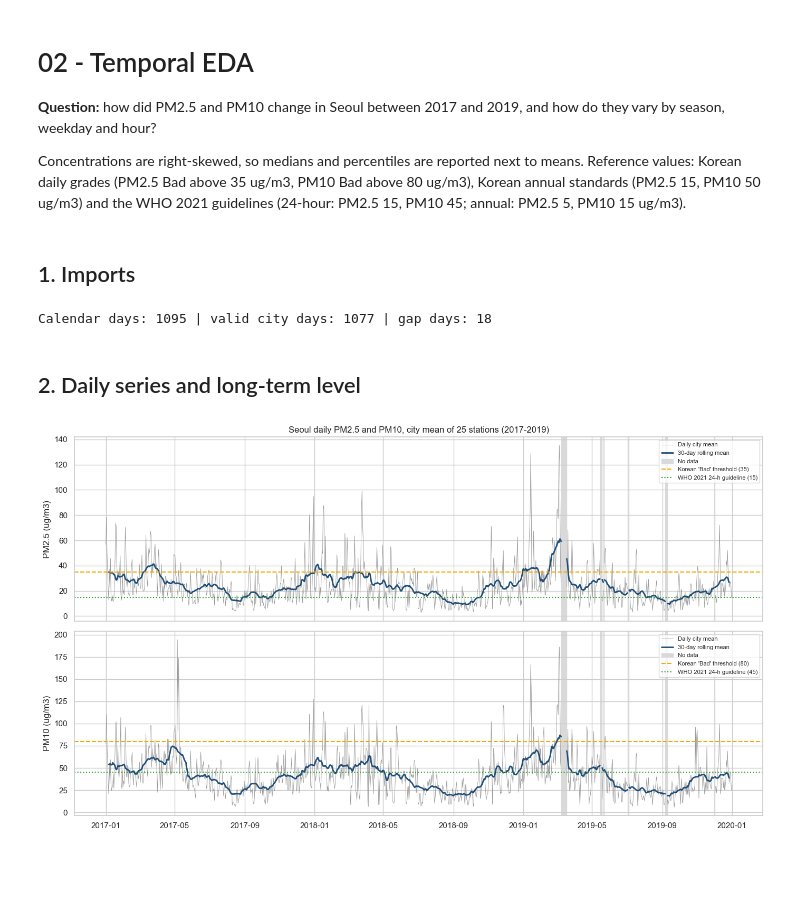
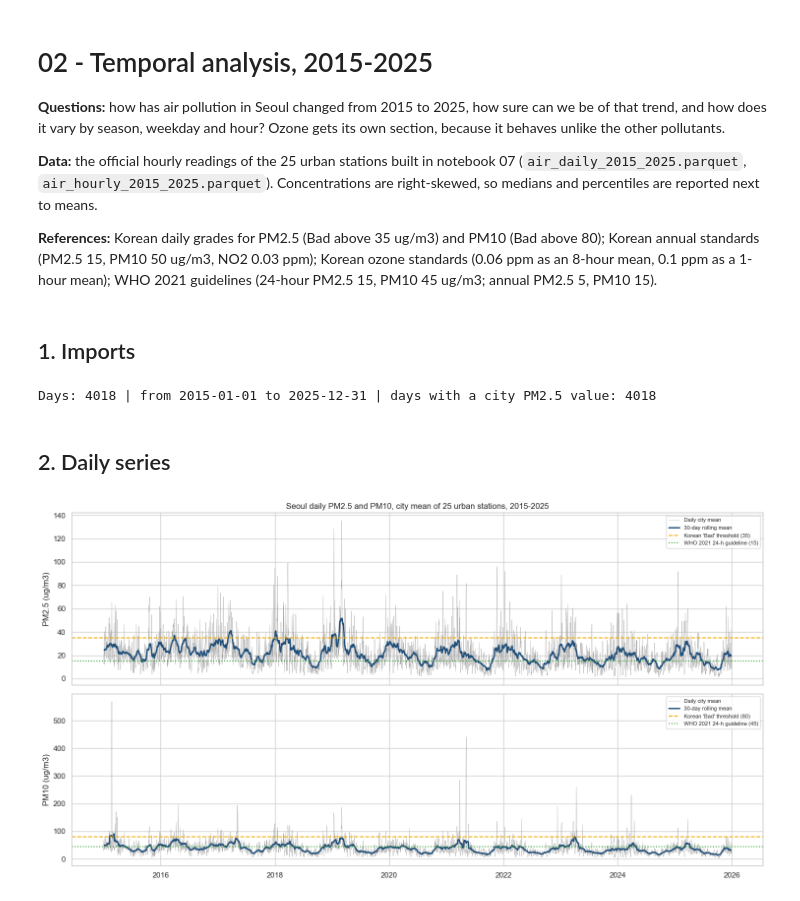
Before and after one commit to moliiner/air_pollution_analysis_seoul, a Jupyter notebook: notebooks/02_eda_temporal.ipynb, the cells around one changed output. Saved outputs shown, nothing was run; the diff lists cells and outputs as text; code cells hidden in the pictures; blank space fills up the shorter version.

```diff
--- a/notebooks/02_eda_temporal.ipynb
+++ b/notebooks/02_eda_temporal.ipynb
@@ -1,9 +1,11 @@
 # %% [markdown]
-# 02 - Temporal EDA
+# 02 - Temporal analysis, 2015-2025
 
-**Question:** how did PM2.5 and PM10 change in Seoul between 2017 and 2019, and how do they vary by season, weekday and hour?
+**Questions:** how has air pollution in Seoul changed from 2015 to 2025, how sure can we be of that trend, and how does it vary by season, weekday and hour? Ozone gets its own section, because it behaves unlike the other pollutants.
 
-Concentrations are right-skewed, so medians and percentiles are reported next to means. Reference values: Korean daily grades (PM2.5 Bad above 35 ug/m3, PM10 Bad above 80 ug/m3), Korean annual standards (PM2.5 15, PM10 50 ug/m3) and the WHO 2021 guidelines (24-hour: PM2.5 15, PM10 45; annual: PM2.5 5, PM10 15 ug/m3).
+**Data:** the official hourly readings of the 25 urban stations built in notebook 07 (`air_daily_2015_2025.parquet`, `air_hourly_2015_2025.parquet`). Concentrations are right-skewed, so medians and percentiles are reported next to means.
+
+**References:** Korean daily grades for PM2.5 (Bad above 35 ug/m3) and PM10 (Bad above 80); Korean annual standards (PM2.5 15, PM10 50 ug/m3, NO2 0.03 ppm); Korean ozone standards (0.06 ppm as an 8-hour mean, 0.1 ppm as a 1-hour mean); WHO 2021 guidelines (24-hour PM2.5 15, PM10 45 ug/m3; annual PM2.5 5, PM10 15).
 # %% [markdown]
 ## 1. Imports
 # %%
@@ -27,35 +30,32 @@ pd.set_option("display.width", 140)
 config.FIGURES.mkdir(parents=True, exist_ok=True)
 config.METRICS.mkdir(parents=True, exist_ok=True)
 # %%
-hourly = pd.read_parquet(config.DATA_PROCESSED / "air_hourly.parquet")
-daily = pd.read_parquet(config.DATA_PROCESSED / "air_daily.parquet")
+daily = pd.read_parquet(config.DATA_PROCESSED / "air_daily_2015_2025.parquet")
+hourly = pd.read_parquet(config.DATA_PROCESSED / "air_hourly_2015_2025.parquet")
 GRADE_COLORS = {"Good": "#1f77b4", "Moderate": "#2ca02c", "Bad": "#f2a900", "Very bad": "#d62728"}
+pollutants = list(config.POLLUTANTS)
 # City-wide daily value: mean of the valid station daily means
-city = daily.groupby("date")[list(config.POLLUTANTS)].mean()
-gap_runs = find_runs(city["pm25"].isna())
-print("Calendar days:", len(city), "| valid city days:", int(city["pm25"].notna().sum()),
-      "| gap days:", int(city["pm25"].isna().sum()))
+city = daily.groupby("date")[pollutants].mean()
+d = daily.assign(year=daily["date"].dt.year, month=daily["date"].dt.month)
+print("Days:", len(city), "| from", city.index.min().date(), "to", city.index.max().date(),
+      "| days with a city PM2.5 value:", int(city["pm25"].notna().sum()))
 # %% [output]
-Calendar days: 1095 | valid city days: 1077 | gap days: 18
+Days: 4018 | from 2015-01-01 to 2025-12-31 | days with a city PM2.5 value: 4018
 # %% [markdown]
-## 2. Daily series and long-term level
+## 2. Daily series
 # %%
-fig, axes = plt.subplots(2, 1, figsize=(14, 8), sharex=True)
+fig, axes = plt.subplots(2, 1, figsize=(15, 8), sharex=True)
 for ax, (col, bad, who) in zip(axes, [("pm25", 35, 15), ("pm10", 80, 45)]):
-    ax.plot(city.index, city[col], lw=0.6, color="0.6", label="Daily city mean")
-    # Gap days stay NaN so that neither line is drawn across them
+    ax.plot(city.index, city[col], lw=0.4, color="0.65", label="Daily city mean")
     rolling = city[col].rolling(30, center=True, min_periods=20).mean().where(city[col].notna())
     ax.plot(city.index, rolling, lw=2, color="#1f4e79", label="30-day rolling mean")
-    for gap in gap_runs.itertuples():
-        ax.axvspan(gap.start - pd.Timedelta(hours=12), gap.end + pd.Timedelta(hours=12),
-                   color="0.85", zorder=0, label="No data" if gap.Index == 0 else None)
     ax.axhline(bad, color="#f2a900", ls="--", label=f"Korean 'Bad' threshold ({bad})")
     ax.axhline(who, color="#2ca02c", ls=":", label=f"WHO 2021 24-h guideline ({who})")
     ax.set_ylabel(f"{col.upper().replace('PM25', 'PM2.5')} (ug/m3)")
     ax.legend(loc="upper right", fontsize=8)
-axes[0].set_title("Seoul daily PM2.5 and PM10, city mean of 25 stations (2017-2019)")
+axes[0].set_title("Seoul daily PM2.5 and PM10, city mean of 25 urban stations, 2015-2025")
 fig.tight_layout()
 fig.savefig(config.FIGURES / "02_daily_series.png", dpi=120)
 plt.show()
 # %% [output]
-[figure, old version]
+[figure, new version]
```
Also changed, not shown: parts of 32 cells of this notebook, 38 other files.
